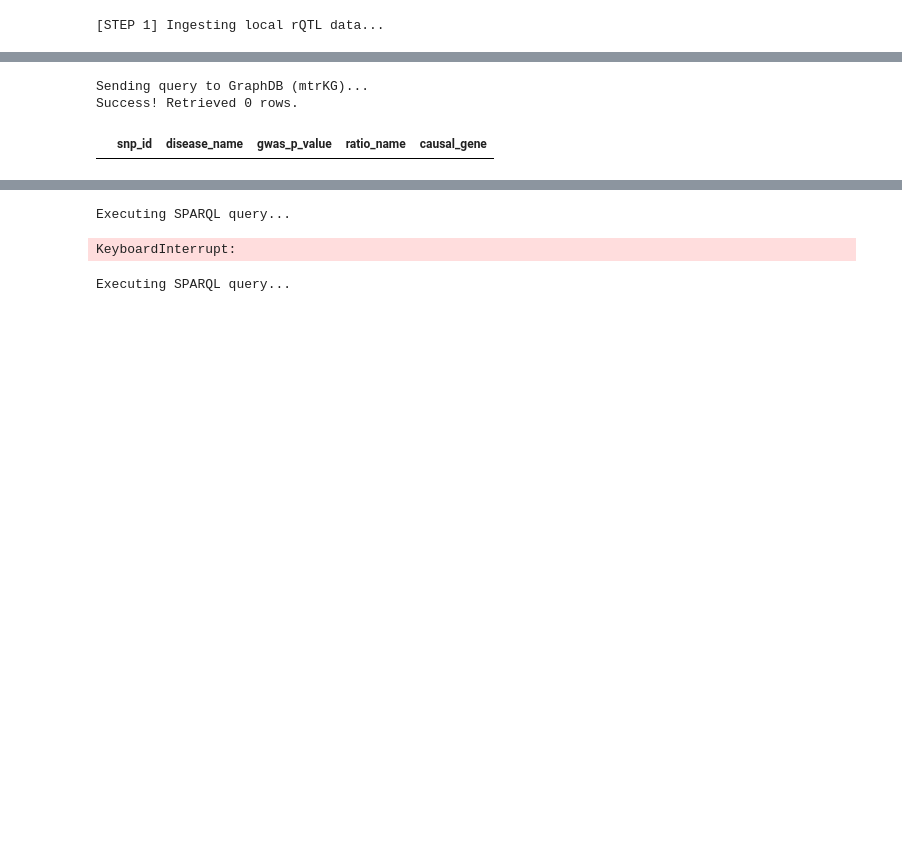
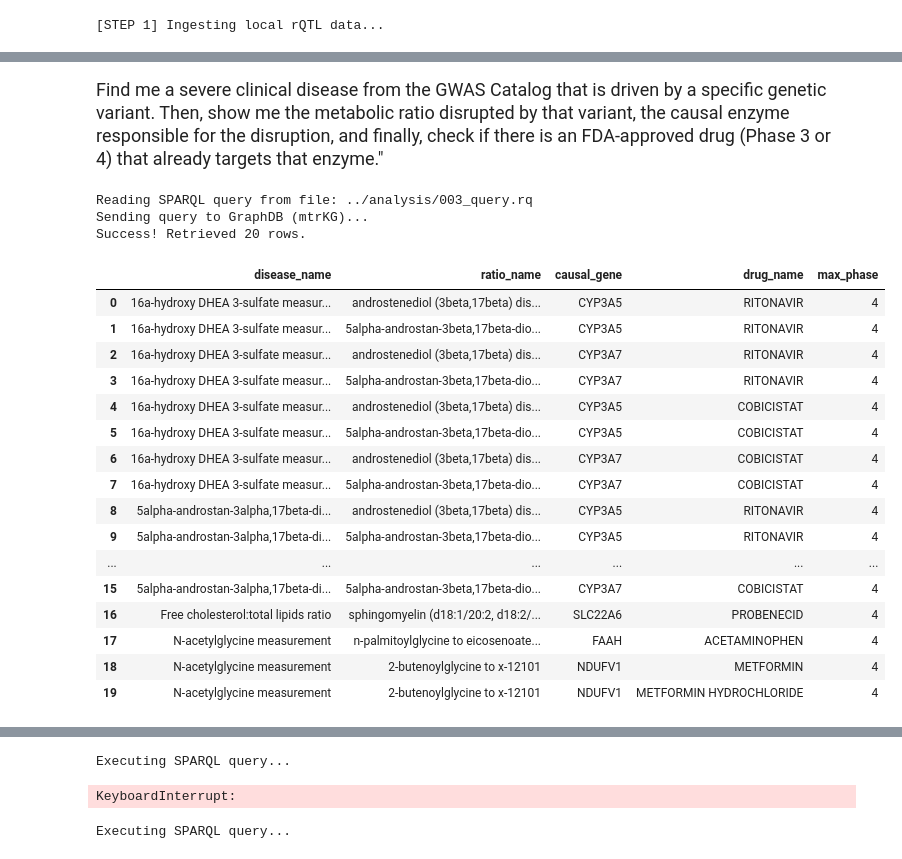
Before and after one commit to sadegh-rizi/mtrKG, a Jupyter notebook: src/notebook.ipynb, the cells around one changed output, grey strips where cells are left out. Drawn from its saved outputs; the diff is of its cells as text; code cells hidden in the pictures; blank space fills up the shorter version.

```diff
--- a/src/notebook.ipynb
+++ b/src/notebook.ipynb
@@ -199,9 +233,29 @@ mtr:Gene a owl:Class ;
+# %% [markdown]
+<font size="4"> Find me a severe clinical disease from the GWAS Catalog that is driven by a specific genetic variant. Then, show me the metabolic ratio disrupted by that variant, the causal enzyme responsible for the disruption, and finally, check if there is an FDA-approved drug (Phase 3 or 4) that already targets that enzyme."
+</font>
 # %%
-df_results = query_graphdb(optimized_gwas_query, repo_name="mtrKG")
+df_results = query_graphdb("../analysis/003_query.rq", repo_name="mtrKG")
 
 # Display the results
 display(df_results)
 # %% [output]
+Reading SPARQL query from file: ../analysis/003_query.rq
 Sending query to GraphDB (mtrKG)...
-Success! Retrieved 0 rows.
+Success! Retrieved 20 rows.
-|  | snp_id | disease_name | gwas_p_value | ratio_name | causal_gene |
+|  | disease_name | ratio_name | causal_gene | drug_name | max_phase |
+| 0 | 16a-hydroxy DHEA 3-sulfate measur... | androstenediol (3beta,17beta) dis... | CYP3A5 | RITONAVIR | 4 |
+| 1 | 16a-hydroxy DHEA 3-sulfate measur... | 5alpha-androstan-3beta,17beta-dio... | CYP3A5 | RITONAVIR | 4 |
+| 2 | 16a-hydroxy DHEA 3-sulfate measur... | androstenediol (3beta,17beta) dis... | CYP3A7 | RITONAVIR | 4 |
+| 3 | 16a-hydroxy DHEA 3-sulfate measur... | 5alpha-androstan-3beta,17beta-dio... | CYP3A7 | RITONAVIR | 4 |
+| 4 | 16a-hydroxy DHEA 3-sulfate measur... | androstenediol (3beta,17beta) dis... | CYP3A5 | COBICISTAT | 4 |
+| 5 | 16a-hydroxy DHEA 3-sulfate measur... | 5alpha-androstan-3beta,17beta-dio... | CYP3A5 | COBICISTAT | 4 |
+| 6 | 16a-hydroxy DHEA 3-sulfate measur... | androstenediol (3beta,17beta) dis... | CYP3A7 | COBICISTAT | 4 |
+| 7 | 16a-hydroxy DHEA 3-sulfate measur... | 5alpha-androstan-3beta,17beta-dio... | CYP3A7 | COBICISTAT | 4 |
+| 8 | 5alpha-androstan-3alpha,17beta-di... | androstenediol (3beta,17beta) dis... | CYP3A5 | RITONAVIR | 4 |
+| 9 | 5alpha-androstan-3alpha,17beta-di... | 5alpha-androstan-3beta,17beta-dio... | CYP3A5 | RITONAVIR | 4 |
+| ... | ... | ... | ... | ... | ... |
+| 15 | 5alpha-androstan-3alpha,17beta-di... | 5alpha-androstan-3beta,17beta-dio... | CYP3A7 | COBICISTAT | 4 |
+| 16 | Free cholesterol:total lipids ratio | sphingomyelin (d18:1/20:2, d18:2/... | SLC22A6 | PROBENECID | 4 |
+| 17 | N-acetylglycine measurement | n-palmitoylglycine to eicosenoate... | FAAH | ACETAMINOPHEN | 4 |
+| 18 | N-acetylglycine measurement | 2-butenoylglycine to x-12101 | NDUFV1 | METFORMIN | 4 |
+| 19 | N-acetylglycine measurement | 2-butenoylglycine to x-12101 | NDUFV1 | METFORMIN HYDROCHLORIDE | 4 |
```
Also changed, not shown: parts of 16 cells of this notebook, 1 other file.
